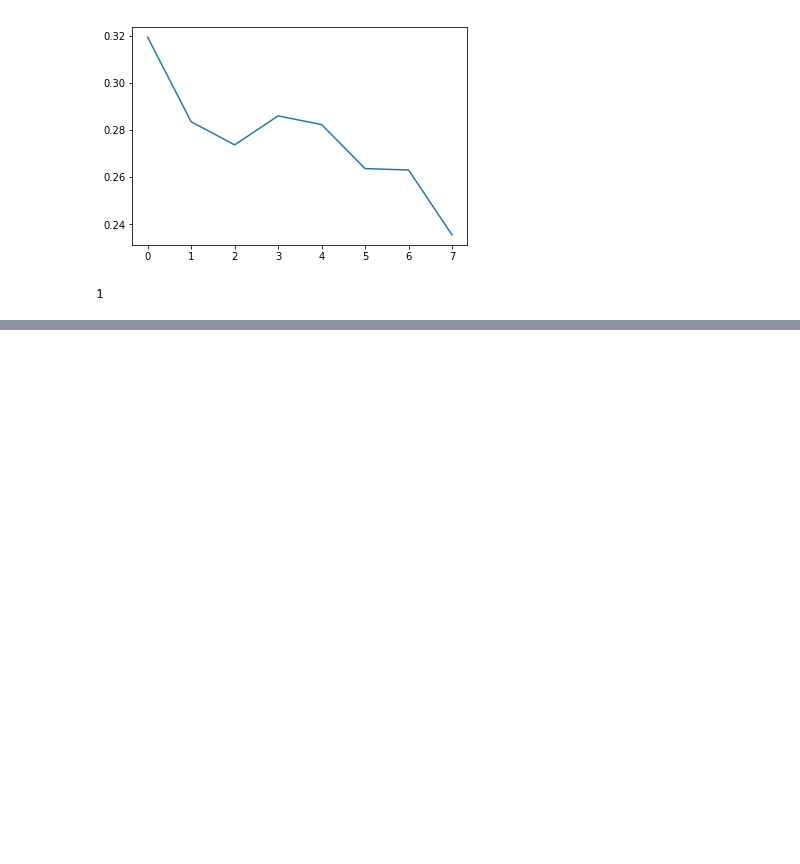
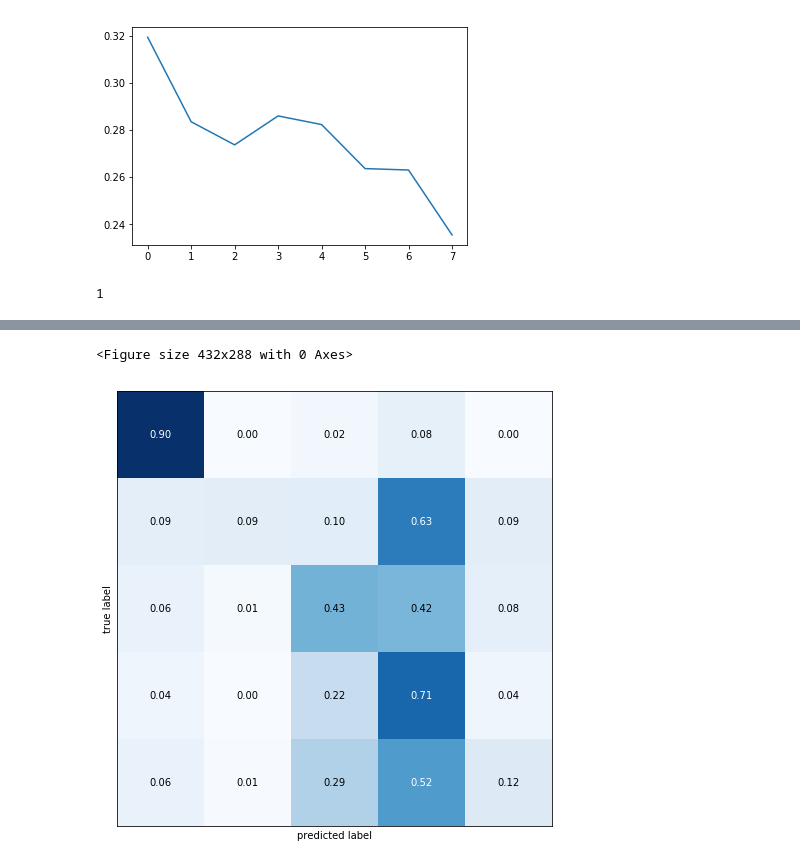
Before and after one commit to MittalNeha/retinopathy-kaggle, a Jupyter notebook: Retinopathy.ipynb, the cells around one changed output, grey strips where cells are left out. Cells and saved outputs as stored; diff of their text form; code cells hidden in the pictures; blank space fills up the shorter version.

```diff
--- a/Retinopathy.ipynb
+++ b/Retinopathy.ipynb
@@ -554,6 +610,6 @@ len(history.history['loss'])
 # %%
-# # Fit the model
-# history = model.fit_generator(train_data_gen, epochs=nb_epochs, steps_per_epoch=nb_train_steps,
-#                                validation_data=(valid_data, valid_labels),callbacks=[es, chkpt])
-#                               class_weight={0:0.4040466, 1:1.9439528, 2:0.74128234, 3:3.89940828, 4:2.46816479})
+# Fit the model
+history = model.fit_generator(train_data_gen, epochs=nb_epochs, steps_per_epoch=nb_train_steps,
+                               validation_data=(valid_data, valid_labels),callbacks=[es, chkpt], initial_epoch=9,
+                              class_weight={0:0.4040466, 1:1.9439528, 2:0.74128234, 3:3.89940828, 4:2.46816479})
 # %% [output]
@@ -580,2 +624,12 @@ Epoch 20/20
+# %%
+preds = model.predict(eval_img, batch_size=16)
+preds = np.argmax(preds, axis=-1)
+cm  = confusion_matrix(orig_eval_labels, preds)
+plt.figure()
+plot_confusion_matrix(cm,figsize=(12,8), hide_ticks=True, cmap=plt.cm.Blues, show_normed=True, show_absolute=False)
+plt.show()
+# %% [output]
+<Figure size 432x288 with 0 Axes>
+[figure, added]
 # %%
 history = model.fit_generator(train_data_gen, epochs=nb_epochs, steps_per_epoch=nb_train_steps,
```
Also changed, not shown: parts of 24 cells of this notebook.
